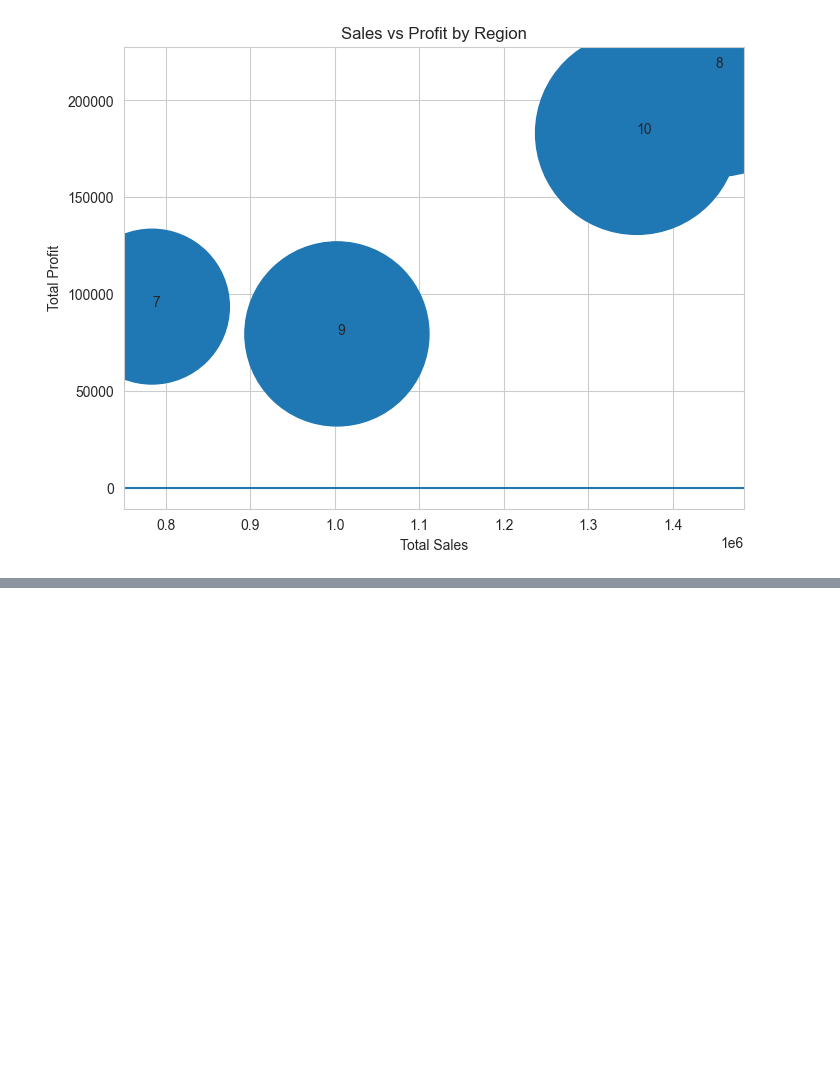
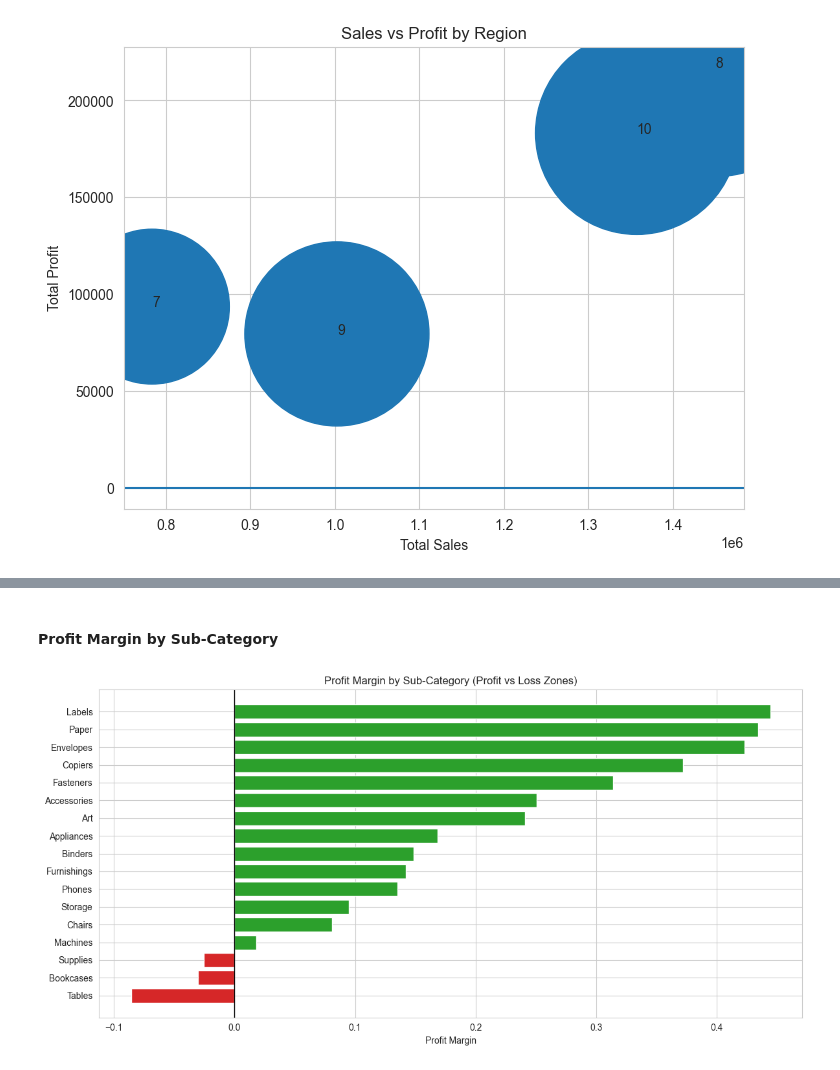
Before and after one commit to vaibhavdevangan/SalesCustomersAnalysis, a Jupyter notebook: 08_Visualisations.ipynb, the cells around one changed output, grey strips where cells are left out. Drawn from its saved outputs; the diff is of its cells as text; code cells hidden in the pictures; blank space fills up the shorter version.

```diff
--- a/08_Visualisations.ipynb
+++ b/08_Visualisations.ipynb
@@ -343,0 +377,35 @@ plt.show()
+# %% [markdown]
+#### Profit Margin by Sub-Category
+# %%
+import numpy as np
+
+# Prepare data
+margin_df = (
+    df.groupby(["category", "sub_category"])
+      .agg(
+          total_sales=("sales", "sum"),
+          total_profit=("profit", "sum")
+      )
+      .reset_index() # reset index to turn groupby keys into columns for plotting
+)
+
+margin_df["profit_margin"] = margin_df["total_profit"] / margin_df["total_sales"]
+margin_df = margin_df.sort_values("profit_margin")
+
+# Color logic: red for loss, green for profit
+colors = np.where(margin_df["profit_margin"] < 0, "#d62728", "#2ca02c")
+
+plt.figure(figsize=(12,6))
+plt.barh(
+    margin_df["sub_category"],
+    margin_df["profit_margin"],
+    color=colors
+)
+
+plt.axvline(0, color="black", linewidth=1)
+plt.xlabel("Profit Margin")
+plt.title("Profit Margin by Sub-Category (Profit vs Loss Zones)")
+plt.tight_layout()
+plt.show()
+# %% [output]
+[figure, added]
```
Also changed, not shown: parts of 18 cells of this notebook, 13 other files.
